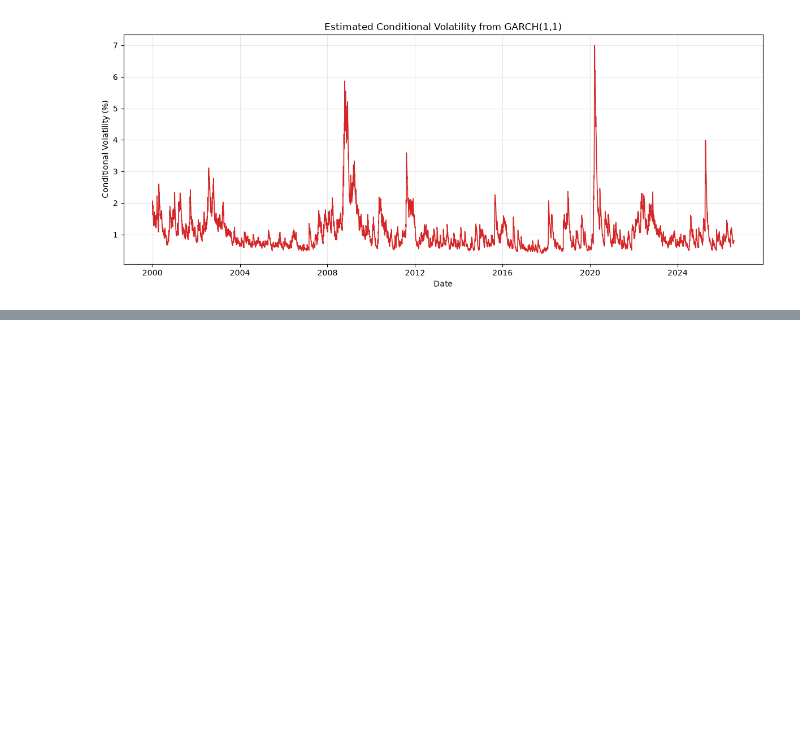
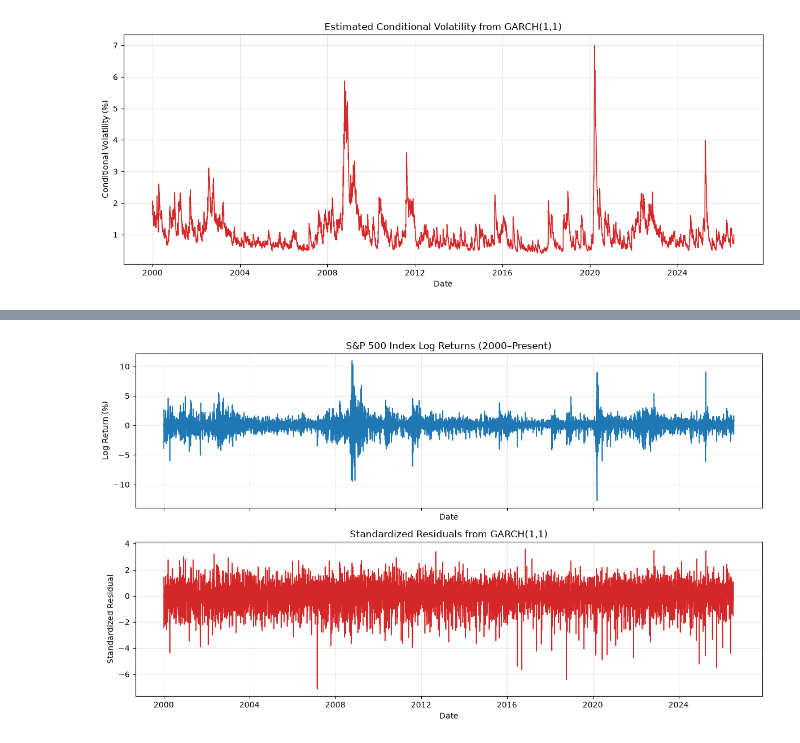
Before and after one commit to Nilsolsson010902/regime-switching-var, a Jupyter notebook: notebooks/02_GARCH_Volatility_Modelling.ipynb, the cells around one changed output, grey strips where cells are left out. Saved outputs shown, nothing was run; the diff lists cells and outputs as text; code cells hidden in the pictures; blank space fills up the shorter version.

Commit message:
Standardized residuals and diagnostics + conclusion of GARCH notebook

```diff
--- a/notebooks/02_GARCH_Volatility_Modelling.ipynb
+++ b/notebooks/02_GARCH_Volatility_Modelling.ipynb
@@ -156,0 +173,32 @@ plt.show()
+# %%
+
+fig, (yx, ax) = plt.subplots(2, 1, figsize=(12, 7), sharex=True)
+ax.plot(
+    result.std_resid,
+    color="tab:red",
+    linewidth=1.2
+)
+
+yx.plot(
+    market_data["Return"] *100,
+    color="tab:blue",
+    linewidth=1.2
+)
+
+ax.set_title("Standardized Residuals from GARCH(1,1)")
+ax.set_xlabel("Date")
+ax.set_ylabel("Standardized Residual")
+
+ax.grid(alpha=0.3)
+
+
+yx.set_title("S&P 500 Index Log Returns (2000–Present)")
+yx.set_xlabel("Date")
+yx.set_ylabel("Log Return (%)")
+
+yx.grid(alpha=0.3)
+
+plt.tight_layout()
+plt.show()
+# %% [output]
+[figure, added]
```
Also changed, not shown: parts of 17 cells of this notebook, 1 other file.
